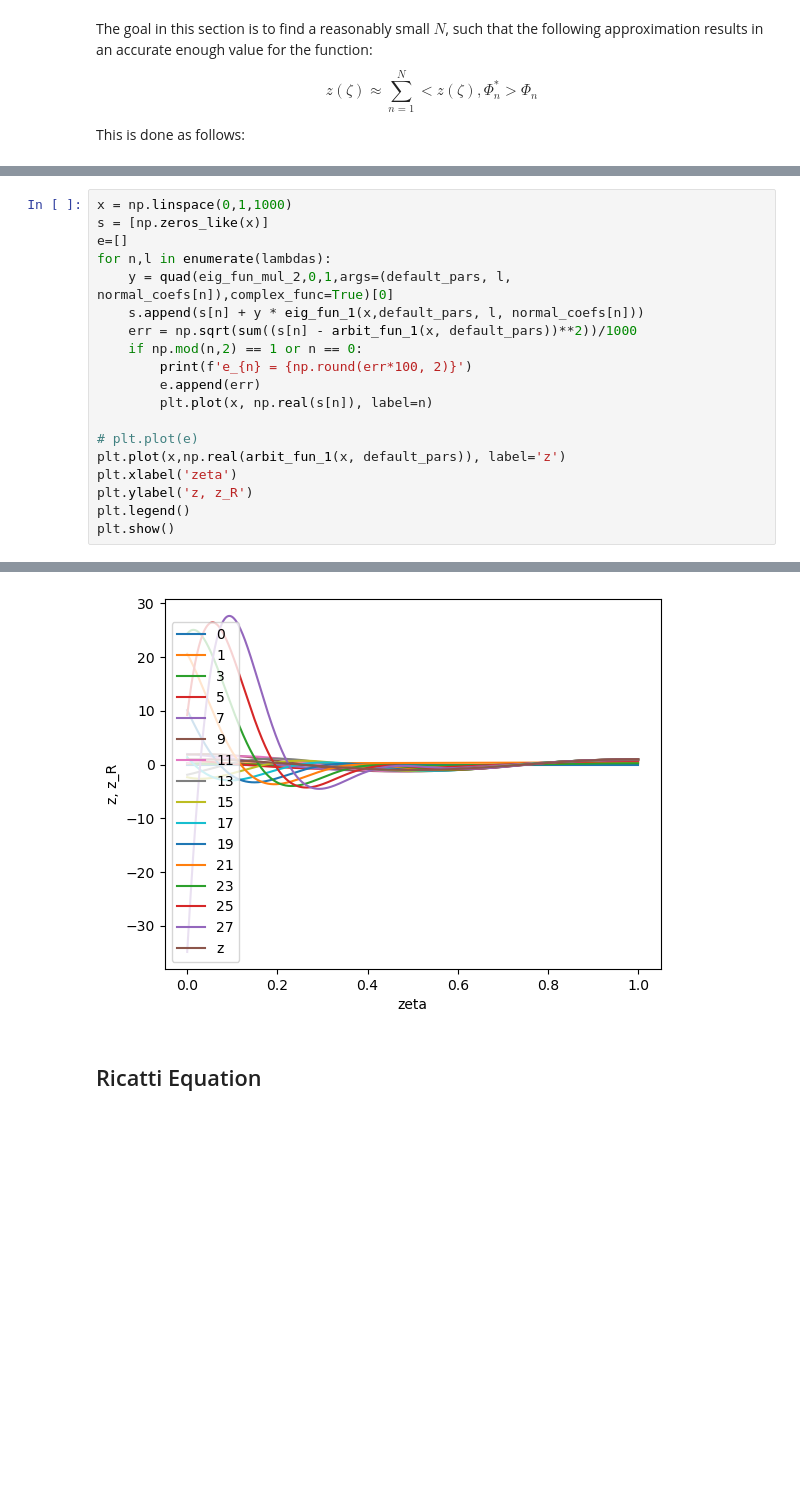
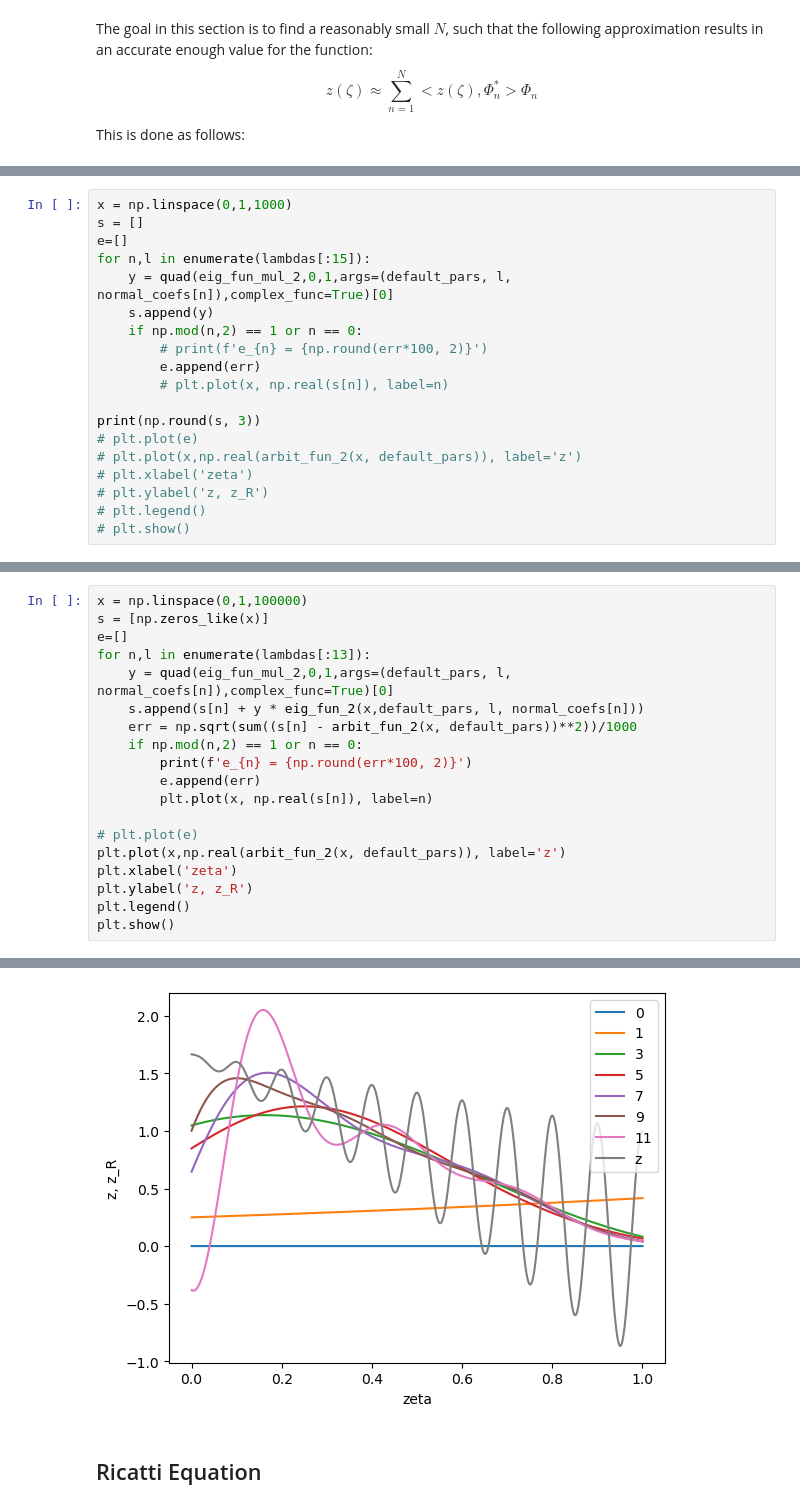
Before and after one commit to behradmoadeli/pfr_isothermal_recycle_delay_optimal, a Jupyter notebook: reports/BehradPaper.ipynb, the cells around one changed output, grey strips where cells are left out. Cells and saved outputs as stored; diff of their text form; blank space fills up the shorter version.

```diff
--- a/reports/BehradPaper.ipynb
+++ b/reports/BehradPaper.ipynb
@@ -688,0 +701,19 @@ e_27 = (2.4180653324321346+0j)
+# %%
+x = np.linspace(0,1,1000)
+s = []
+e=[]
+for n,l in enumerate(lambdas[:15]):
+    y = quad(eig_fun_mul_2,0,1,args=(default_pars, l, normal_coefs[n]),complex_func=True)[0]
+    s.append(y)
+    if np.mod(n,2) == 1 or n == 0:
+        # print(f'e_{n} = {np.round(err*100, 2)}')
+        e.append(err)
+        # plt.plot(x, np.real(s[n]), label=n)
+
+print(np.round(s, 3))
+# plt.plot(e)
+# plt.plot(x,np.real(arbit_fun_2(x, default_pars)), label='z')
+# plt.xlabel('zeta')
+# plt.ylabel('z, z_R')
+# plt.legend()
+# plt.show()
@@ -689,18 +725,18 @@ e_27 = (2.4180653324321346+0j)
 # %%
-x = np.linspace(0,1,1000)
+x = np.linspace(0,1,100000)
 s = [np.zeros_like(x)]
 e=[]
-for n,l in enumerate(lambdas):
+for n,l in enumerate(lambdas[:13]):
     y = quad(eig_fun_mul_2,0,1,args=(default_pars, l, normal_coefs[n]),complex_func=True)[0]
-    s.append(s[n] + y * eig_fun_1(x,default_pars, l, normal_coefs[n]))
-    err = np.sqrt(sum((s[n] - arbit_fun_1(x, default_pars))**2))/1000
+    s.append(s[n] + y * eig_fun_2(x,default_pars, l, normal_coefs[n]))
+    err = np.sqrt(sum((s[n] - arbit_fun_2(x, default_pars))**2))/1000
     if np.mod(n,2) == 1 or n == 0:
         print(f'e_{n} = {np.round(err*100, 2)}')
         e.append(err)
         plt.plot(x, np.real(s[n]), label=n)
 
 # plt.plot(e)
-plt.plot(x,np.real(arbit_fun_1(x, default_pars)), label='z')
+plt.plot(x,np.real(arbit_fun_2(x, default_pars)), label='z')
 plt.xlabel('zeta')
 plt.ylabel('z, z_R')
 plt.legend()
@@ -724,4 +752,4 @@ e_27 = (27.63+0j)
-[figure, old version]
+[figure, new version]
 # %% [markdown]
 ## Ricatti Equation
 # %%
```
Also changed, not shown: parts of 14 cells of this notebook, 2 other files.
